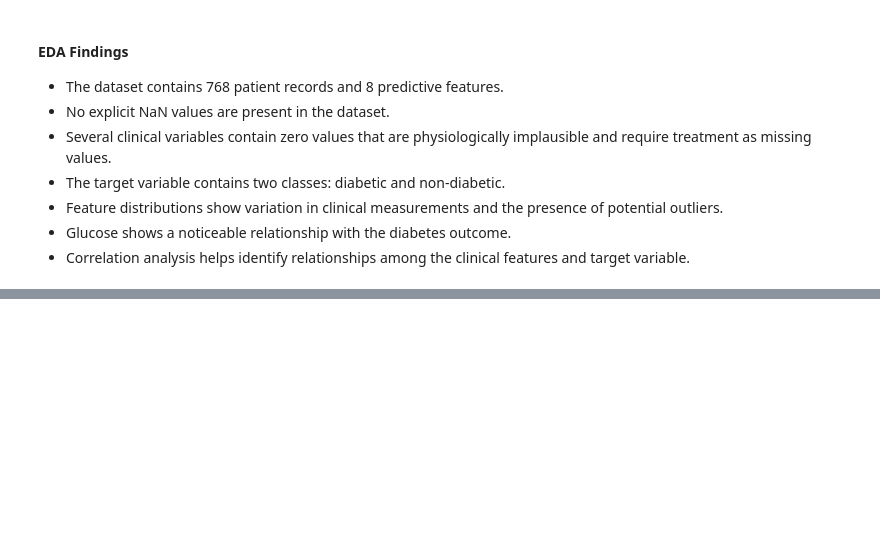
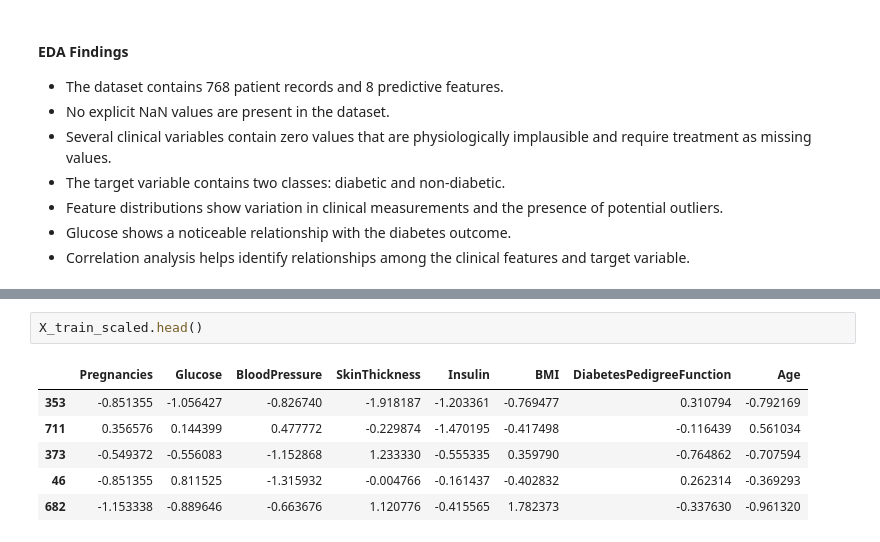
Before and after one commit to VarshaNayak18/medical-disease-prediction, a Jupyter notebook: notebooks/diabetes_prediction.ipynb, the cells around one changed output, grey strips where cells are left out. Cells and saved outputs as stored; diff of their text form; blank space fills up the shorter version.

```diff
--- a/notebooks/diabetes_prediction.ipynb
+++ b/notebooks/diabetes_prediction.ipynb
@@ -231,0 +344,9 @@ plt.show()
+# %%
+X_train_scaled.head()
+# %% [output]
+|  | Pregnancies | Glucose | BloodPressure | SkinThickness | Insulin | BMI | DiabetesPedigreeFunction | Age |
+| 353 | -0.851355 | -1.056427 | -0.826740 | -1.918187 | -1.203361 | -0.769477 | 0.310794 | -0.792169 |
+| 711 | 0.356576 | 0.144399 | 0.477772 | -0.229874 | -1.470195 | -0.417498 | -0.116439 | 0.561034 |
+| 373 | -0.549372 | -0.556083 | -1.152868 | 1.233330 | -0.555335 | 0.359790 | -0.764862 | -0.707594 |
+| 46 | -0.851355 | 0.811525 | -1.315932 | -0.004766 | -0.161437 | -0.402832 | 0.262314 | -0.369293 |
+| 682 | -1.153338 | -0.889646 | -0.663676 | 1.120776 | -0.415565 | 1.782373 | -0.337630 | -0.961320 |
```
Also changed, not shown: parts of 14 cells of this notebook.
